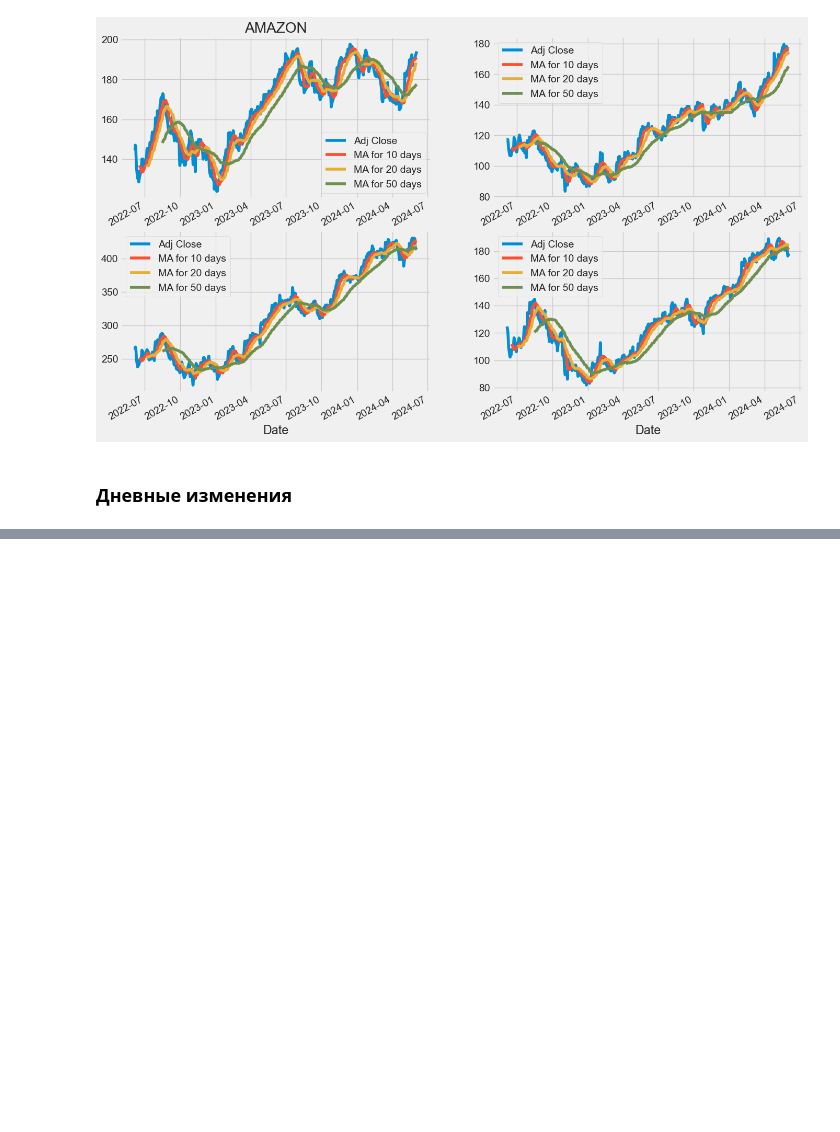
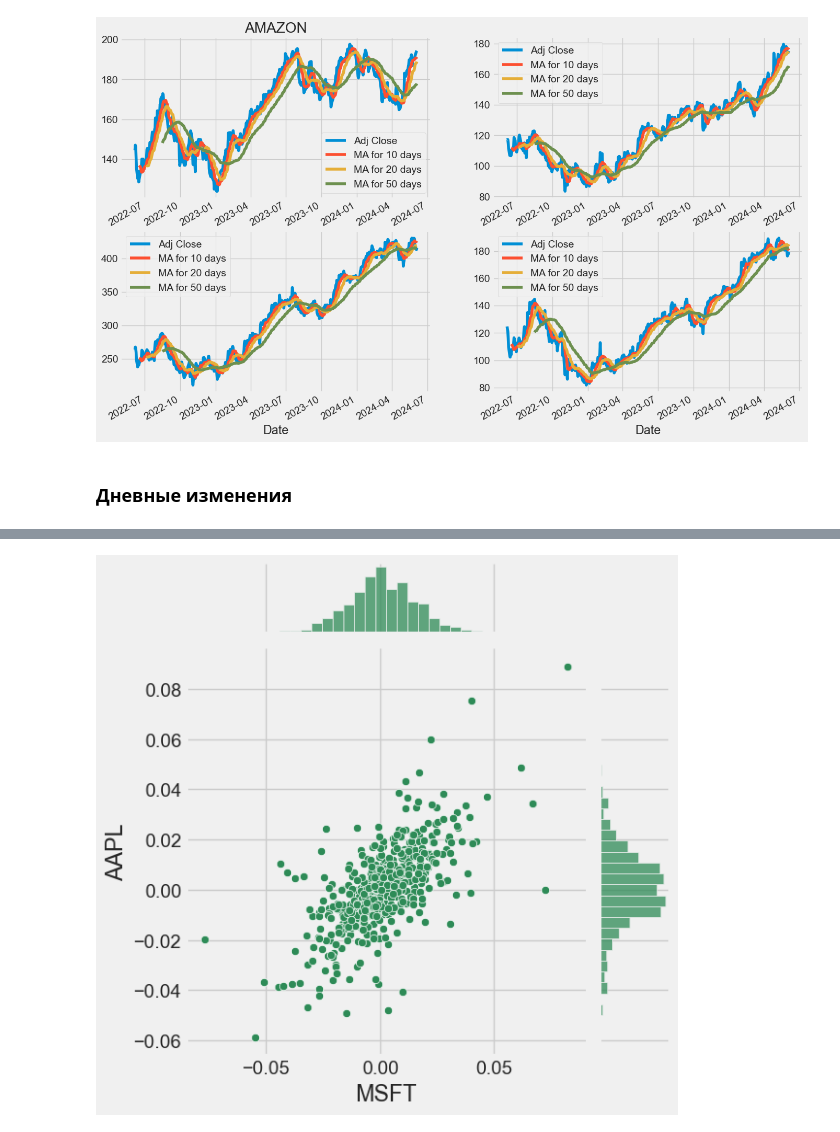
Before and after one commit to golubnichiy/big_data_05_24, a Jupyter notebook: day_17.ipynb, the cells around one changed output, grey strips where cells are left out. Cells and saved outputs as stored; diff of their text form; code cells hidden in the pictures; blank space fills up the shorter version.

```diff
--- a/day_17.ipynb
+++ b/day_17.ipynb
@@ -175,0 +210,4 @@ for company in company_list:
+# %%
+closing_df = pdr.get_data_yahoo(tech_list, start=start, end=end)['Adj Close']
+tech_rets = closing_df.pct_change()
+tech_rets.head(10)
@@ -175,0 +228,5 @@ for company in company_list:
+# %%
+sns.jointplot(x='MSFT', y='AAPL', data=tech_rets, kind='scatter', color='seagreen')
+plt.show()
+# %% [output]
+[figure, added]
```
Also changed, not shown: parts of 14 cells of this notebook.
